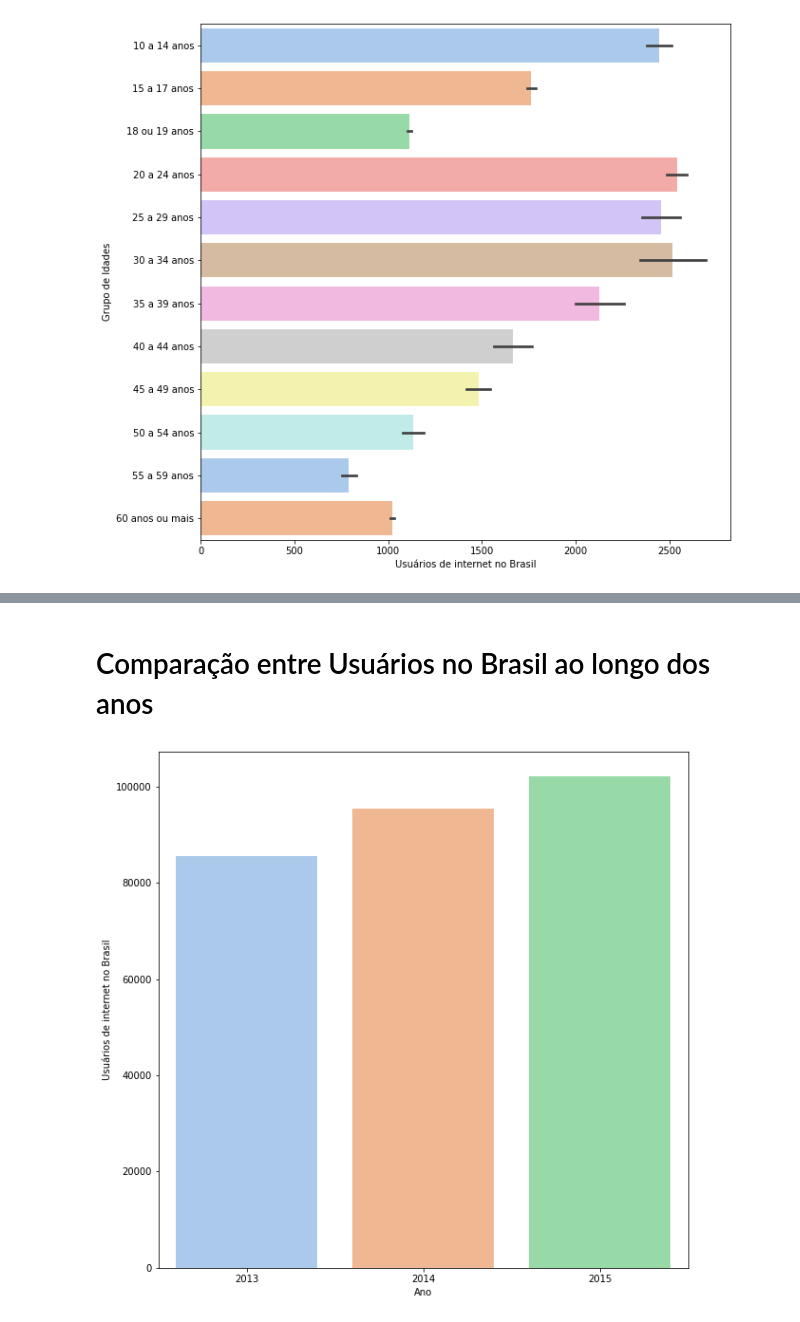
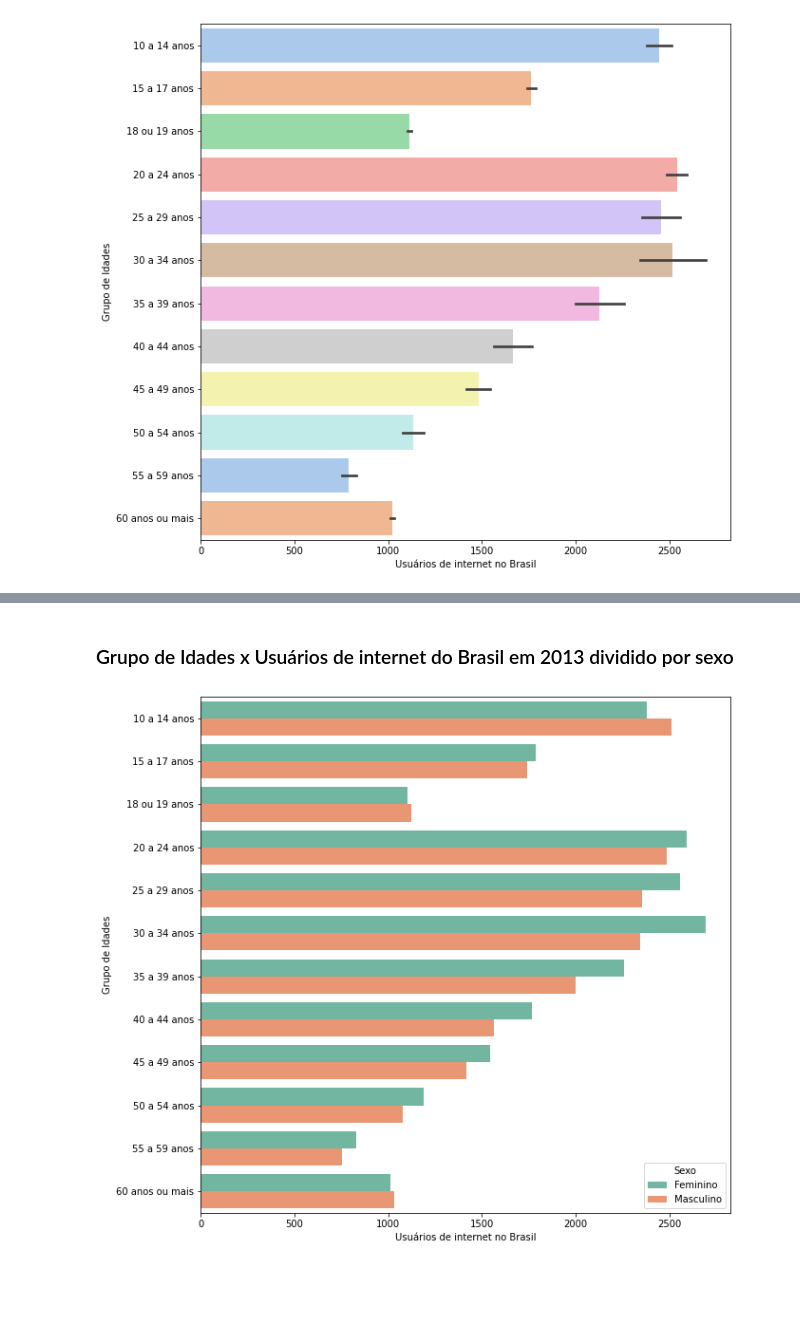
Before and after one commit to saulo-miranda/Projeto-CCF425-Acesso-a-internet-e-posse-de-celular, a Jupyter notebook: TPDADOS.ipynb, the cells around one changed output, grey strips where cells are left out. Saved outputs shown, nothing was run; the diff lists cells and outputs as text; code cells hidden in the pictures; blank space fills up the shorter version.

```diff
--- a/TPDADOS.ipynb
+++ b/TPDADOS.ipynb
@@ -290,17 +276,9 @@ plt.show()
-# %% [markdown]
-# Comparação entre Usuários no Brasil ao longo dos anos
-# %%
-newdf1 = dfs_idade_regiao[0].copy()
-newdf2 = dfs_idade_regiao[1].copy()
-newdf3 = dfs_idade_regiao[2].copy()
-newdf1.insert(8,"Ano","2013")
-newdf2.insert(8,"Ano","2014")
-newdf3.insert(8,"Ano","2015")
-newdf = pd.concat([newdf1,newdf2,newdf3], sort=False)
-plt.figure(figsize=(10,10))
-groupIdades = newdf.groupby('Ano').sum().reset_index()
-g=sns.barplot(data=groupIdades, x='Ano', y='Brasil',palette="pastel", orient='v')
-g.set_ylabel('Usuários de internet no Brasil')
-plt.show()
-# %% [output]
-[figure, removed]
+# %% [markdown]
+### Grupo de Idades x Usuários de internet do Brasil em 2013 dividido por sexo
+# %%
+plt.figure(figsize=(10,10))
+g=sns.barplot(data=dfs_idade_regiao[0], x='Sudeste', y='Grupo de Idades',palette="Set2",hue = "Sexo", orient='h')
+g.set_xlabel('Usuários de internet no Brasil')
+plt.show()
+# %% [output]
+[figure, added]
```
Also changed, not shown: parts of 101 cells of this notebook.
